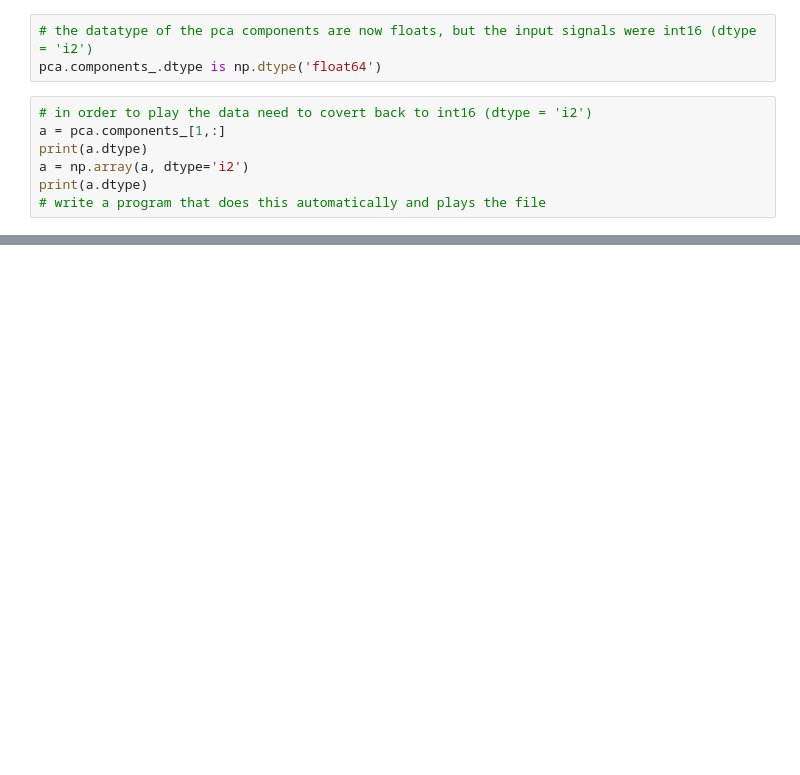
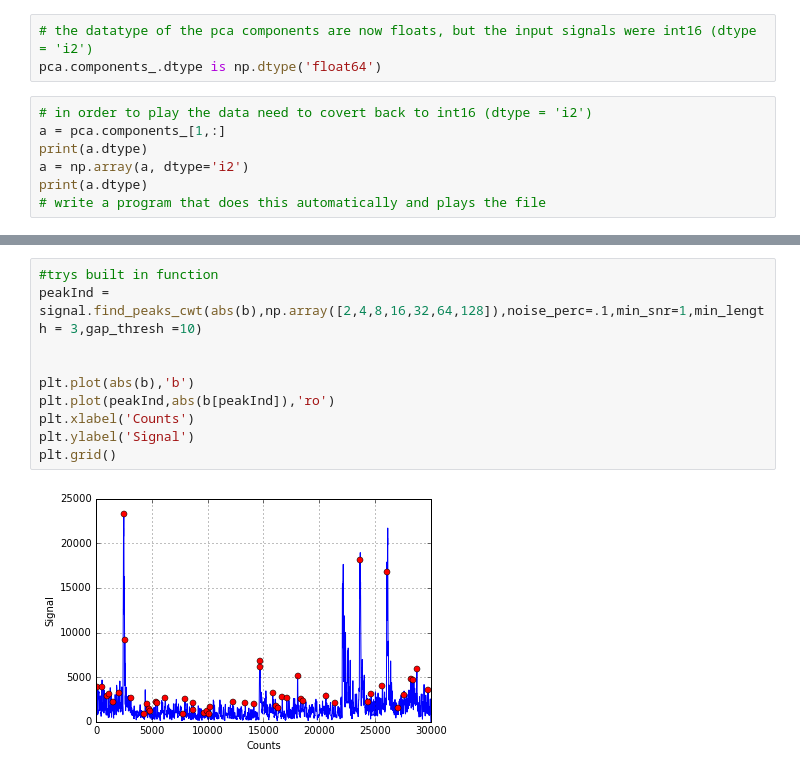
Before and after one commit to thonstad/acoustical_monitoring, a Jupyter notebook: notebooks/automatic_sync_testing_notebook.ipynb, the cells around one changed output, grey strips where cells are left out. Drawn from its saved outputs; the diff is of its cells as text; blank space fills up the shorter version.

```diff
--- a/notebooks/automatic_sync_testing_notebook.ipynb
+++ b/notebooks/automatic_sync_testing_notebook.ipynb
@@ -220,0 +248,12 @@ plt.draw()
+# %%
+#trys built in function
+peakInd = signal.find_peaks_cwt(abs(b),np.array([2,4,8,16,32,64,128]),noise_perc=.1,min_snr=1,min_length = 3,gap_thresh =10)
+
+
+plt.plot(abs(b),'b')
+plt.plot(peakInd,abs(b[peakInd]),'ro')
+plt.xlabel('Counts')
+plt.ylabel('Signal')
+plt.grid()
+# %% [output]
+[figure, added]
```
Also changed, not shown: parts of 13 cells of this notebook, 11 other files.
